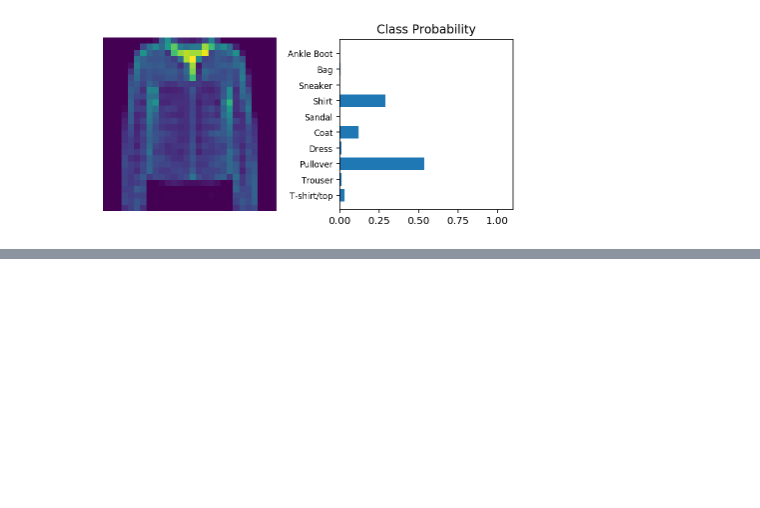
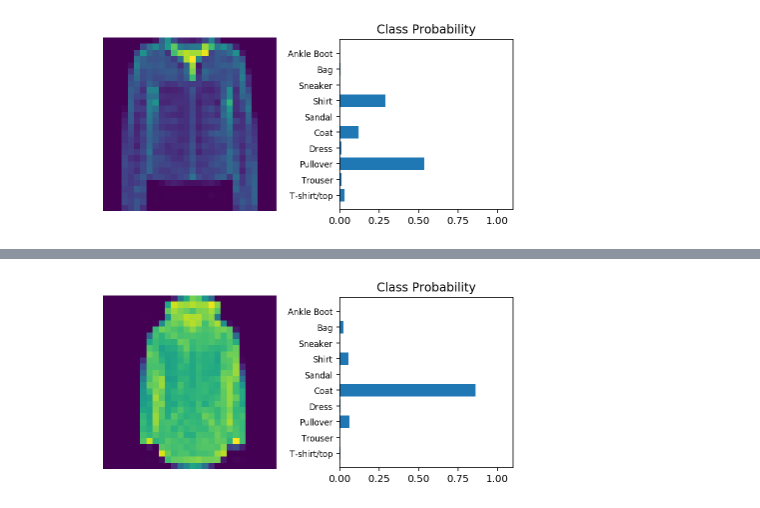
Before and after one commit to georgezoto/Deep-Learning-with-PyTorch, a Jupyter notebook: Introduction-to-PyTorch/4_Fashion_MNIST.ipynb, the cells around one changed output, grey strips where cells are left out. Saved outputs shown, nothing was run; the diff lists cells and outputs as text; code cells hidden in the pictures; blank space fills up the shorter version.

```diff
--- a/Introduction-to-PyTorch/4_Fashion_MNIST.ipynb
+++ b/Introduction-to-PyTorch/4_Fashion_MNIST.ipynb
@@ -298,0 +354,3 @@ model.test_model(test_data=testloader)
+# %%
+model = sequential_model(input_size = 784, output_size=10, hidden_layers=5, hidden_size=64, hidden_act='ReLU', output_act='LogSoftmax')
+print(model)
@@ -298,0 +372,2 @@ model.test_model(test_data=testloader)
+# %%
+model.train_model(criterion='NLLLoss', optimizer='SGD', learning_rate=0.1, epochs=5, train_data=trainloader)
@@ -298,0 +380,4 @@ model.test_model(test_data=testloader)
+# %%
+model.test_model(test_data=testloader)
+# %% [output]
+[figure, added]
```
Also changed, not shown: parts of 14 cells of this notebook.
